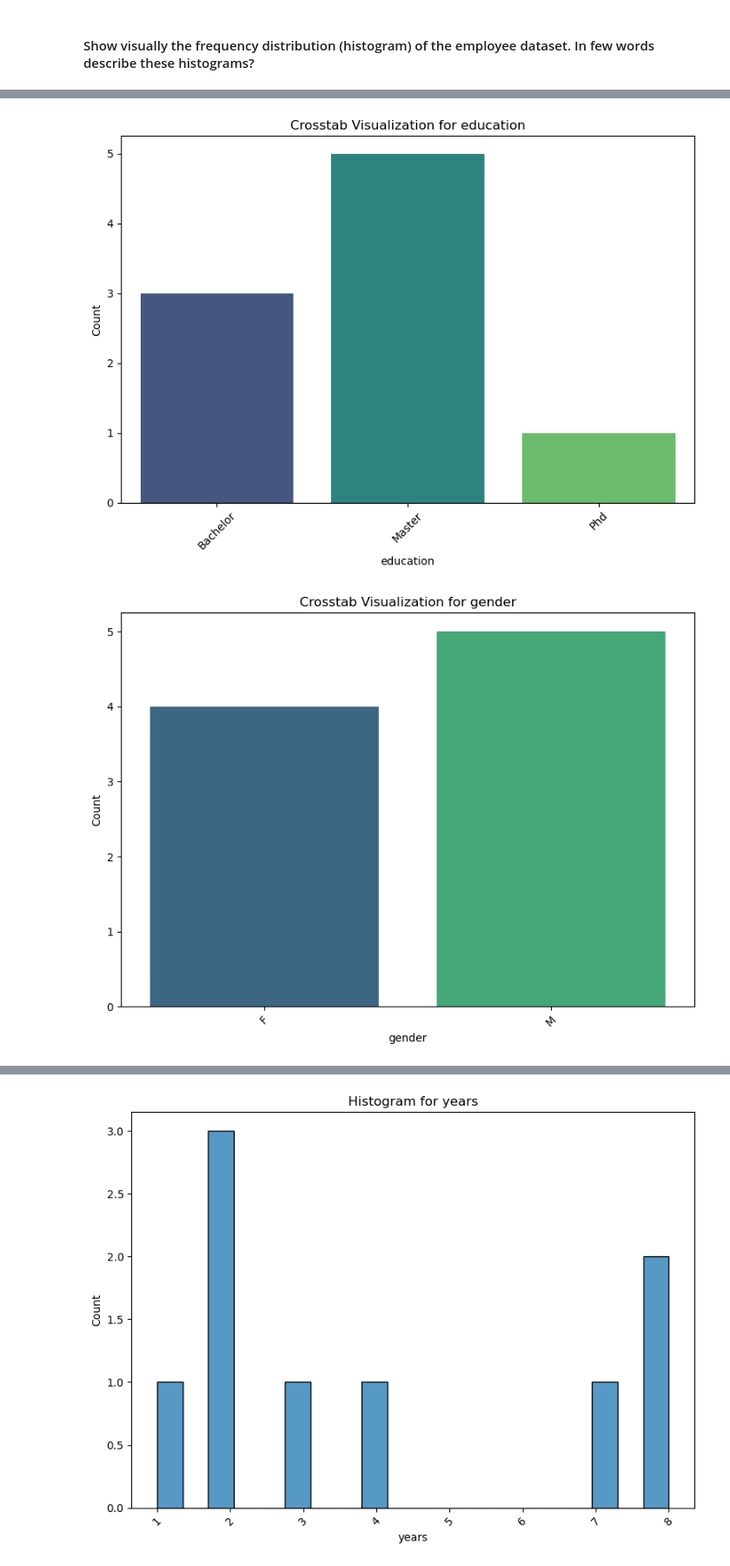
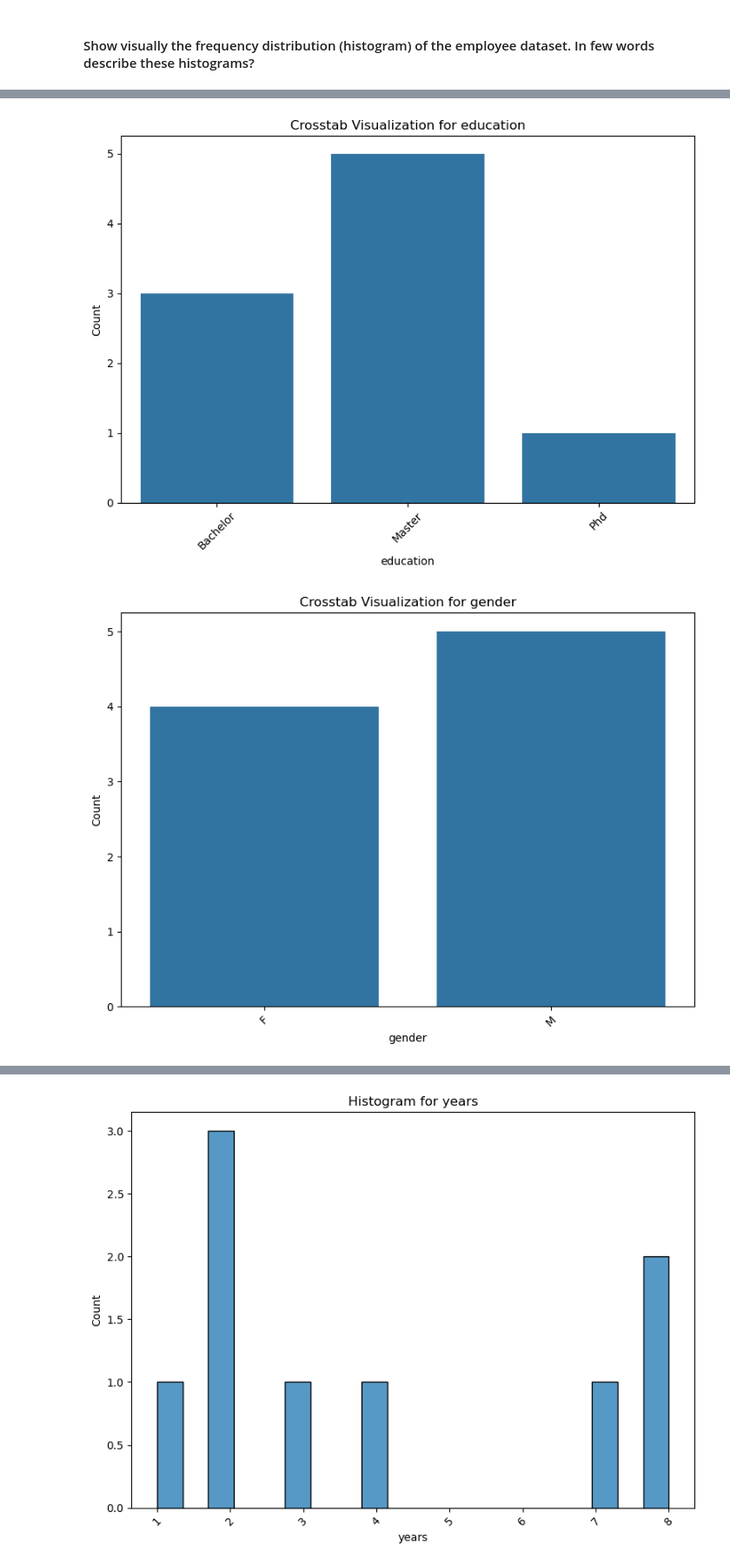
Before and after one commit to Bumbledebee/lab-descriptive-stats-en, a Jupyter notebook: your-code/main.ipynb, the cells around one changed output, grey strips where cells are left out. Shown: that part at 87% size. Drawn from its saved outputs; the diff is of its cells as text; code cells hidden in the pictures.

```diff
--- a/your-code/main.ipynb
+++ b/your-code/main.ipynb
@@ -152,7 +152,7 @@ for column in cat.columns:
 
     # Plot the crosstab result
     plt.figure(figsize=(8, 6))
-    sns.barplot(x=column, y='count', data=result, palette='viridis')
+    sns.barplot(x=column, y='count', data=result)
     plt.title(f'Crosstab Visualization for {column}')
     plt.xlabel(column)
     plt.ylabel('Count')
@@ -167,2 +167,2 @@ for column in cat.columns:
-[figure, old version]
+[figure, new version]
-[figure, old version]
+[figure, new version]
```
Also changed, not shown: parts of 2 cells of this notebook.
